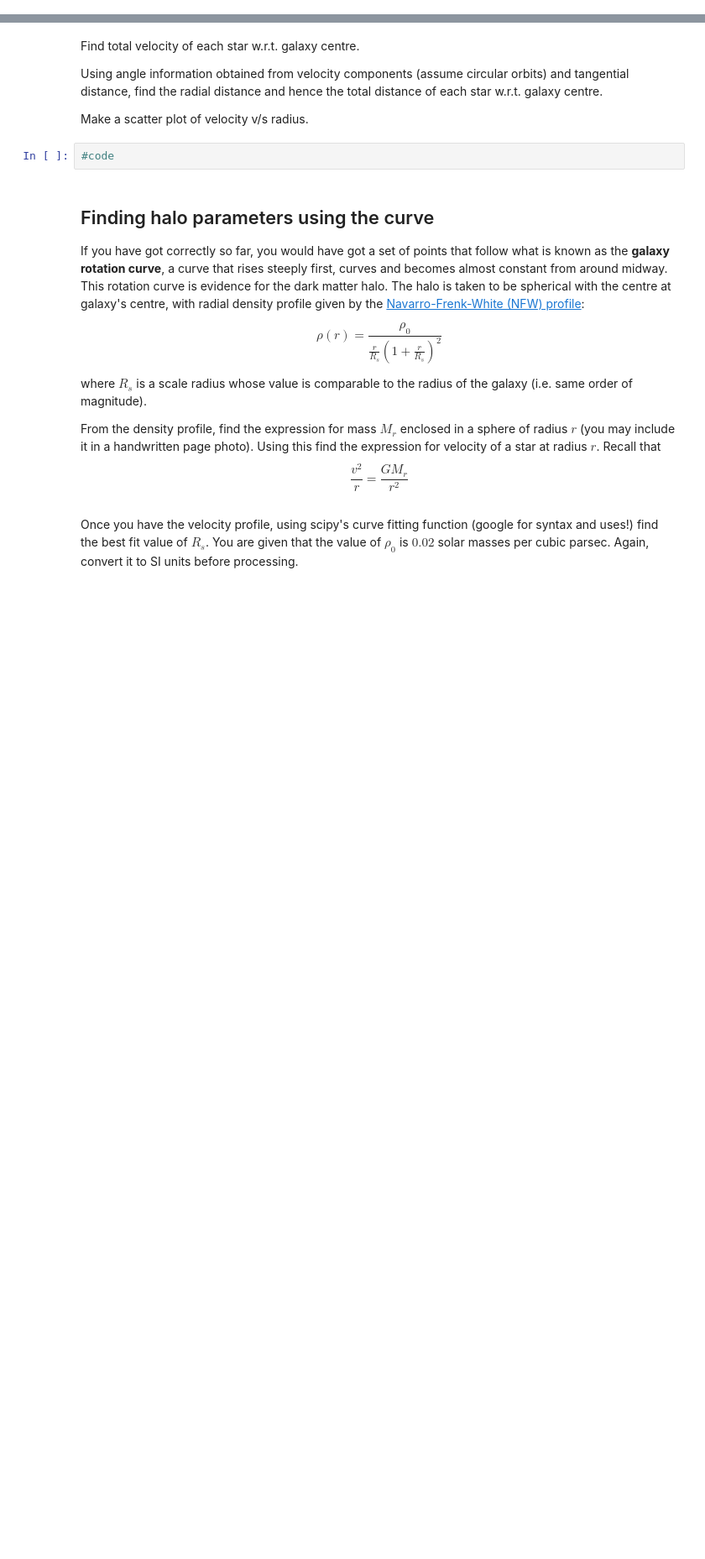
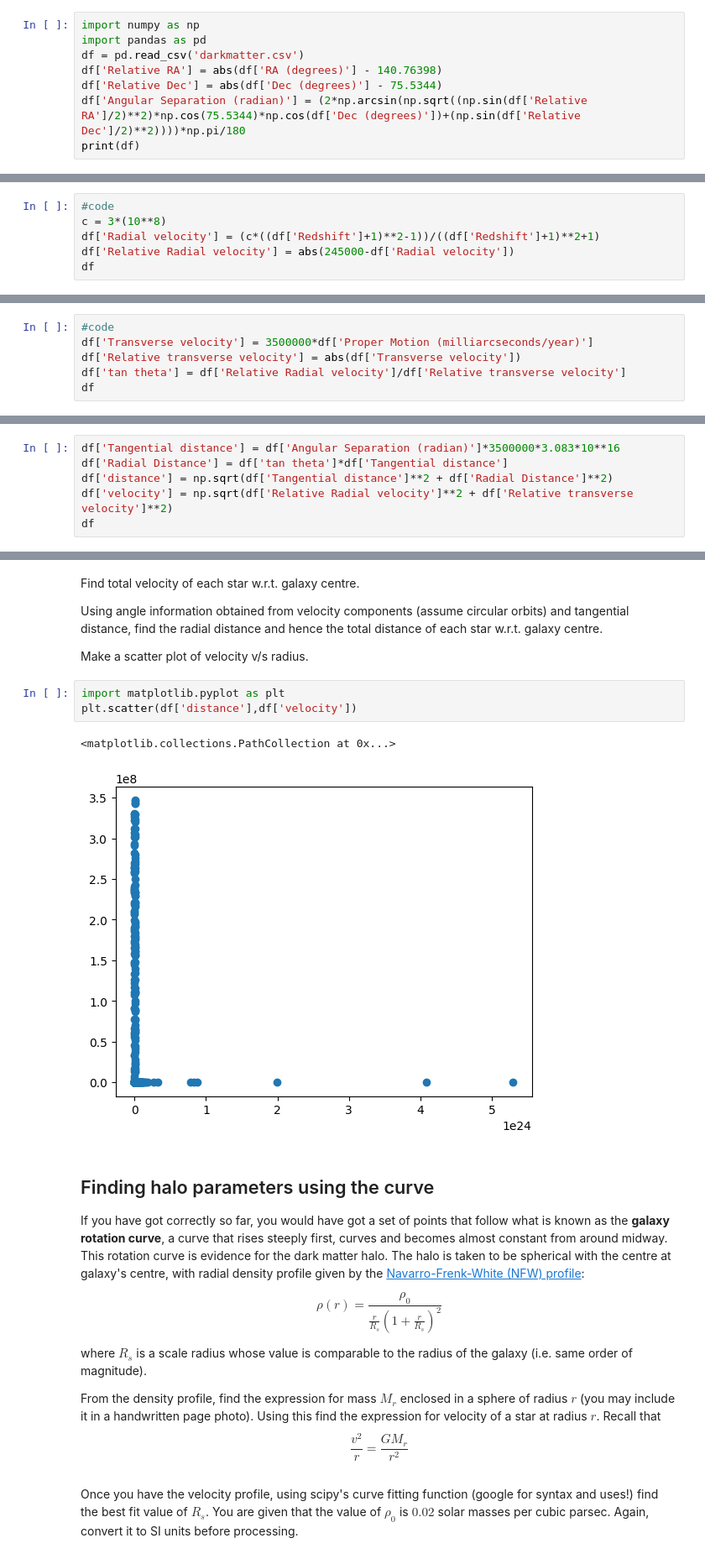
Before and after one commit to rahule-1999/KSP, a Jupyter notebook: Problem_StatementGC.ipynb, the cells around one changed output, grey strips where cells are left out. Shown at 84% size. Drawn from its saved outputs; the diff is of its cells as text; blank space fills up the shorter version.

```diff
--- a/Problem_StatementGC.ipynb
+++ b/Problem_StatementGC.ipynb
@@ -18,0 +17,8 @@ Open the CSV file, find the relative RA/Dec difference of each star w.r.t. the g
+# %%
+import numpy as np
+import pandas as pd
+df = pd.read_csv('darkmatter.csv')
+df['Relative RA'] = abs(df['RA (degrees)'] - 140.76398)
+df['Relative Dec'] = abs(df['Dec (degrees)'] - 75.5344)
+df['Angular Separation (radian)'] = (2*np.arcsin(np.sqrt((np.sin(df['Relative RA']/2)**2)*np.cos(75.5344)*np.cos(df['Dec (degrees)'])+(np.sin(df['Relative Dec']/2)**2))))*np.pi/180
+print(df)
@@ -29,0 +52,6 @@ Using this, find the relative radial velocities of the stars w.r.t. the centre o
+# %%
+#code
+c = 3*(10**8)
+df['Radial velocity'] = (c*((df['Redshift']+1)**2-1))/((df['Redshift']+1)**2+1)
+df['Relative Radial velocity'] = abs(245000-df['Radial velocity'])
+df
@@ -35,0 +76,6 @@ Assume the stars move in perfectly circular orbits and we view the galaxy edge-o
+# %%
+#code
+df['Transverse velocity'] = 3500000*df['Proper Motion (milliarcseconds/year)']
+df['Relative transverse velocity'] = abs(df['Transverse velocity'])
+df['tan theta'] = df['Relative Radial velocity']/df['Relative transverse velocity']
+df
@@ -39,0 +98,6 @@ Now find the angular separation from galaxy centre to each star and use that to
+# %%
+df['Tangential distance'] = df['Angular Separation (radian)']*3500000*3.083*10**16
+df['Radial Distance'] = df['tan theta']*df['Tangential distance']
+df['distance'] = np.sqrt(df['Tangential distance']**2 + df['Radial Distance']**2)
+df['velocity'] = np.sqrt(df['Relative Radial velocity']**2 + df['Relative transverse velocity']**2)
+df
@@ -43,8 +121,12 @@ Find total velocity of each star w.r.t. galaxy centre.
 Using angle information obtained from velocity components (assume circular orbits) and tangential distance, find the radial distance and hence the total distance of each star w.r.t. galaxy centre.
 
 Make a scatter plot of velocity v/s radius.
-# %%
-#code
+# %%
+import matplotlib.pyplot as plt
+plt.scatter(df['distance'],df['velocity'])
+# %% [output]
+<matplotlib.collections.PathCollection at 0x...>
+[figure, added]
 # %% [markdown]
 ## Finding halo parameters using the curve
 
```
Also changed, not shown: parts of 8 cells of this notebook.
